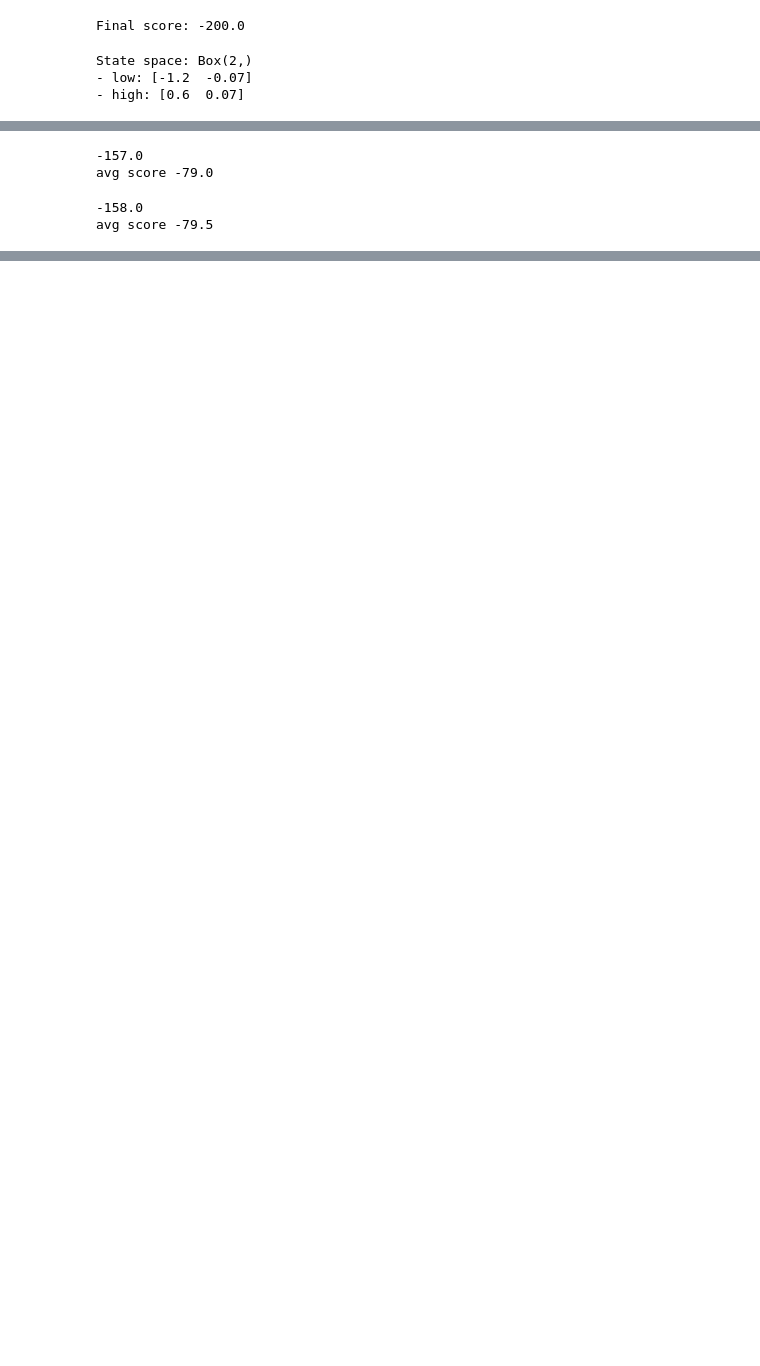
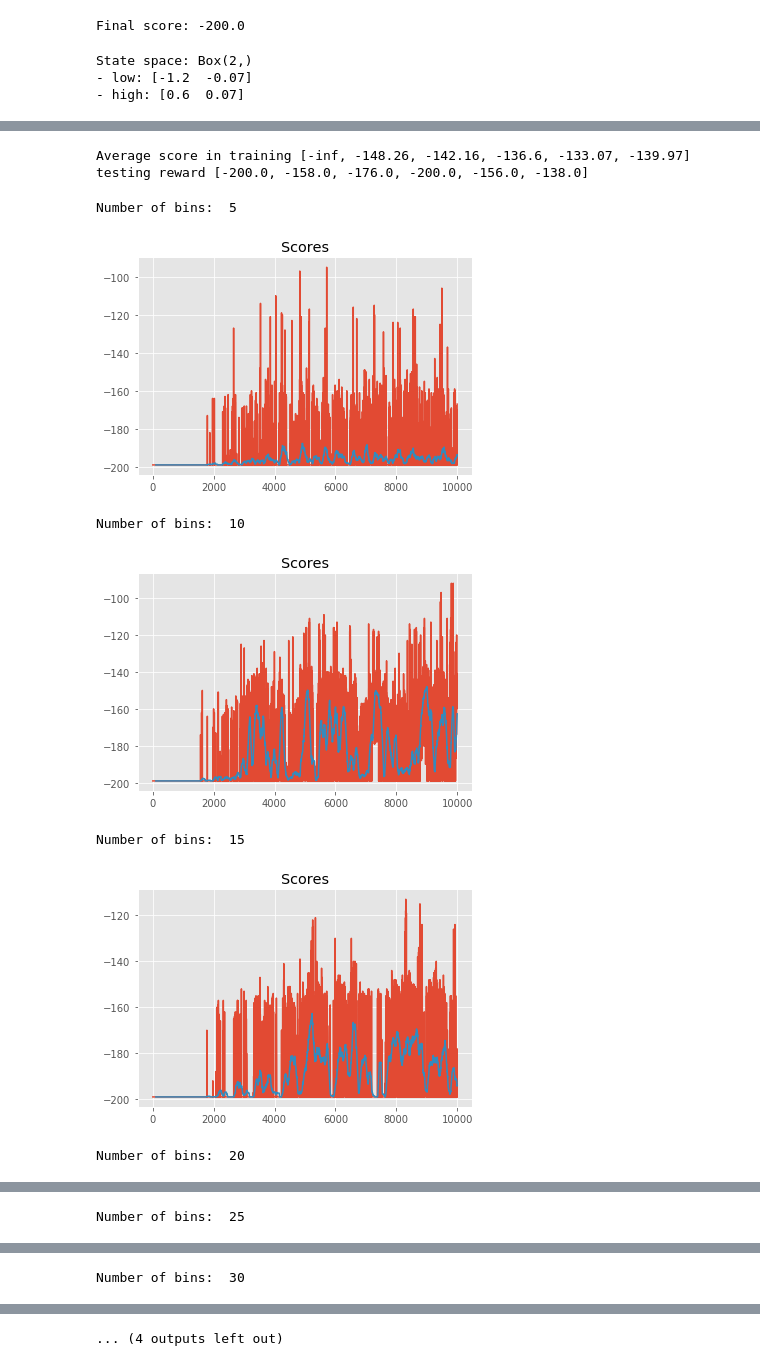
Before and after one commit to TasneemOmara/Mountain-Car-Problem, a Jupyter notebook: MountainCarQLearning.ipynb, the cells around one changed output, grey strips where cells are left out. Saved outputs shown, nothing was run; the diff lists cells and outputs as text; code cells hidden in the pictures; blank space fills up the shorter version.

Commit message:
tuning parameters

```diff
--- a/MountainCarQLearning.ipynb
+++ b/MountainCarQLearning.ipynb
@@ -419,14 +340,39 @@ def test_algorithm(env, Q, bins = (10,10)):
+# %%
+print("Average score in training", max_avg_score_training)
+print("testing reward", score_testing)
+# %% [output]
+Average score in training [-inf, -148.26, -142.16, -136.6, -133.07, -139.97]
+testing reward [-200.0, -158.0, -176.0, -200.0, -156.0, -138.0]
+# %%
+Q, scores, max_avg_score = q_learning_discrete(env, 10000)
 # %%
-#test with default parameters
-test_algorithm(env, Q)
+test_algorithm(env, Q, render = True)
 env.close()
-# %% [output]
--157.0
-avg score -79.0
-# %%
-#test with default parameters
-test_algorithm(env, Q)
-env.close()
-# %% [output]
--158.0
-avg score -79.5
+# %%
+"Second, we will fix 10000 iterations as it 50000 will require high computational power, and will vary bins"
+
+max_avg_score_training = []
+score_testing = []
+bins_arr = np.linspace(5,35, num = 3, dtype=int)
+for Bins in bins_arr:
+    Q, scores, max_avg_score = q_learning_discrete(env, 10000, bins=(Bins,Bins))
+    max_avg_score_training.append(max_avg_score)
+    score_test = test_algorithm(env, Q, bins=(Bins,Bins))
+    score_testing.append(score_test)
+    print ("Number of bins: ", Bins)
+    plot_scores(scores)
+
+plt.plot(bins_arr, max_avg_score_training)
+plt.xlabel('Number of episodes')
+plt.ylabel('Maximum average score in every episode number')
+plt.plot(bins_arr, score_testing)
+plt.xlabel('Number of episodes')
+plt.ylabel('Maximum average score in every episode number')
+# %% [output]
+Number of bins:  5
+[figure, added]
+Number of bins:  10
+[figure, added]
+Number of bins:  15
+[figure, added]
+Number of bins:  20
@@ -432,0 +380 @@ avg score -79.5
+Number of bins:  25
@@ -432,0 +382 @@ avg score -79.5
+Number of bins:  30
@@ -432,0 +384 @@ avg score -79.5
+... (4 outputs left out)
```
Also changed, not shown: parts of 29 cells of this notebook.
